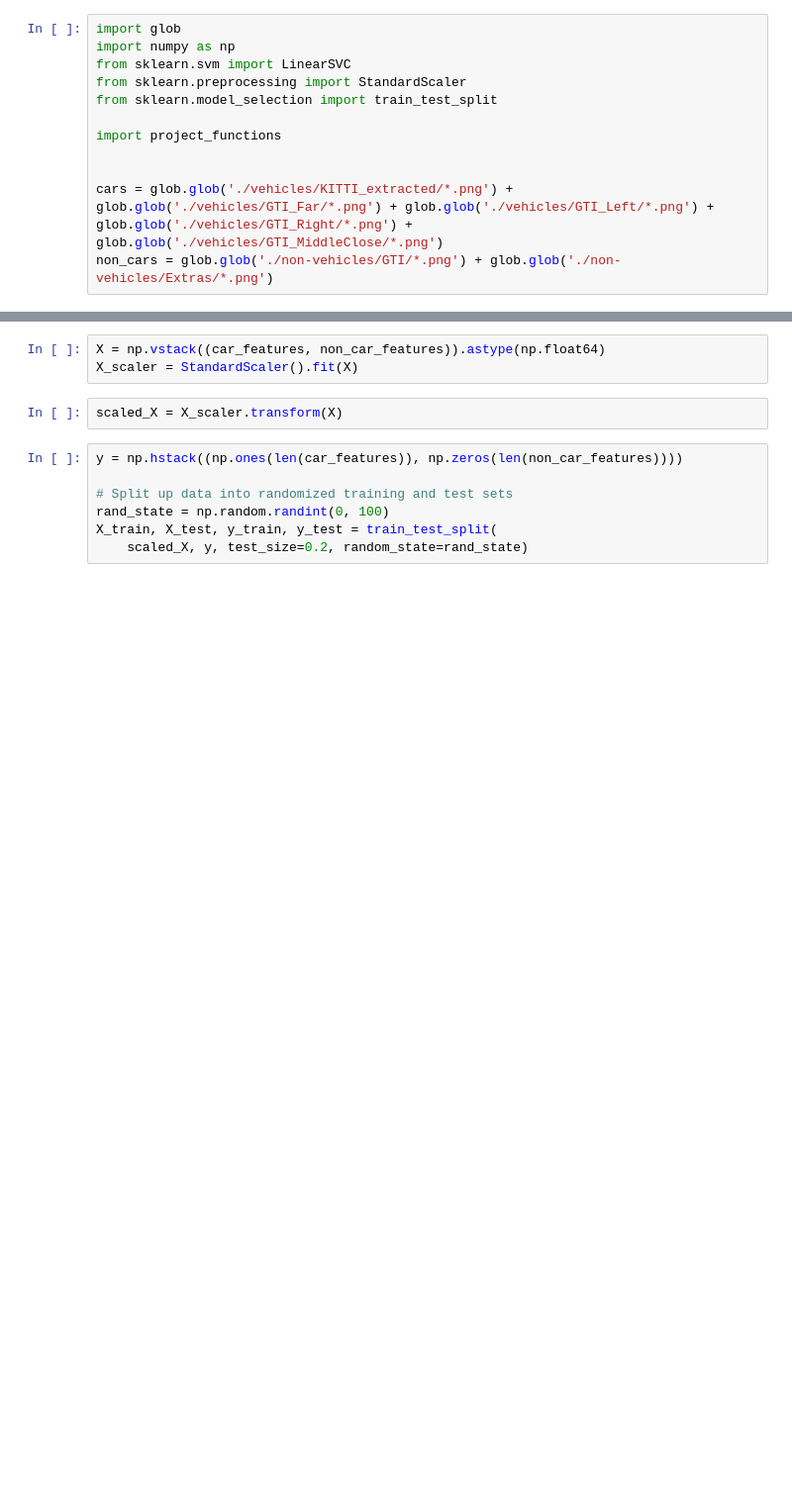
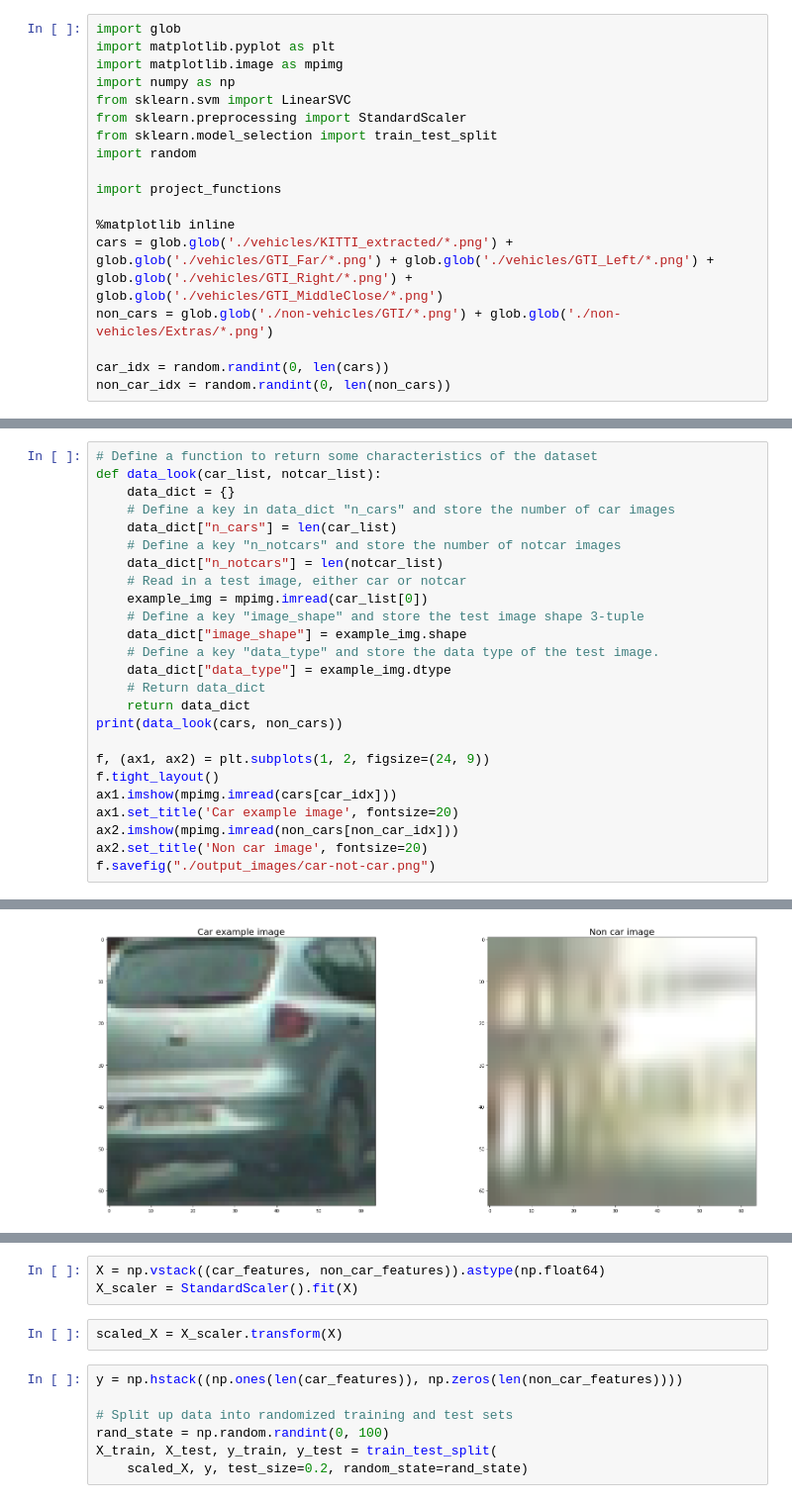
Before and after one commit to iyedb/carn-vehicule-detection, a Jupyter notebook: classifier.ipynb, the cells around one changed output, grey strips where cells are left out. Shown: that part at 99% size. Drawn from its saved outputs; the diff is of its cells as text; blank space fills up the shorter version.

```diff
--- a/classifier.ipynb
+++ b/classifier.ipynb
@@ -1,12 +1,18 @@
 # %%
 import glob
+import matplotlib.pyplot as plt
+import matplotlib.image as mpimg
 import numpy as np
 from sklearn.svm import LinearSVC
 from sklearn.preprocessing import StandardScaler
 from sklearn.model_selection import train_test_split
+import random
 
 import project_functions
 
-
+%matplotlib inline
 cars = glob.glob('./vehicles/KITTI_extracted/*.png') + glob.glob('./vehicles/GTI_Far/*.png') + glob.glob('./vehicles/GTI_Left/*.png') + glob.glob('./vehicles/GTI_Right/*.png') + glob.glob('./vehicles/GTI_MiddleClose/*.png')
 non_cars = glob.glob('./non-vehicles/GTI/*.png') + glob.glob('./non-vehicles/Extras/*.png')
+
+car_idx = random.randint(0, len(cars))
+non_car_idx = random.randint(0, len(non_cars))
@@ -12,0 +21,26 @@ non_cars = glob.glob('./non-vehicles/GTI/*.png') + glob.glob('./non-vehicles/Ext
+# %%
+# Define a function to return some characteristics of the dataset
+def data_look(car_list, notcar_list):
+    data_dict = {}
+    # Define a key in data_dict "n_cars" and store the number of car images
+    data_dict["n_cars"] = len(car_list)
+    # Define a key "n_notcars" and store the number of notcar images
+    data_dict["n_notcars"] = len(notcar_list)
+    # Read in a test image, either car or notcar
+    example_img = mpimg.imread(car_list[0])
+    # Define a key "image_shape" and store the test image shape 3-tuple
+    data_dict["image_shape"] = example_img.shape
+    # Define a key "data_type" and store the data type of the test image.
+    data_dict["data_type"] = example_img.dtype
+    # Return data_dict
+    return data_dict
+print(data_look(cars, non_cars))
+
+f, (ax1, ax2) = plt.subplots(1, 2, figsize=(24, 9))
+f.tight_layout()
+ax1.imshow(mpimg.imread(cars[car_idx]))
+ax1.set_title('Car example image', fontsize=20)
+ax2.imshow(mpimg.imread(non_cars[non_car_idx]))
+ax2.set_title('Non car image', fontsize=20)
+f.savefig("./output_images/car-not-car.png")
+# %% [output]
@@ -12,0 +48 @@ non_cars = glob.glob('./non-vehicles/GTI/*.png') + glob.glob('./non-vehicles/Ext
+[figure, added]
```
Also changed, not shown: parts of 4 cells of this notebook, 19 other files.
